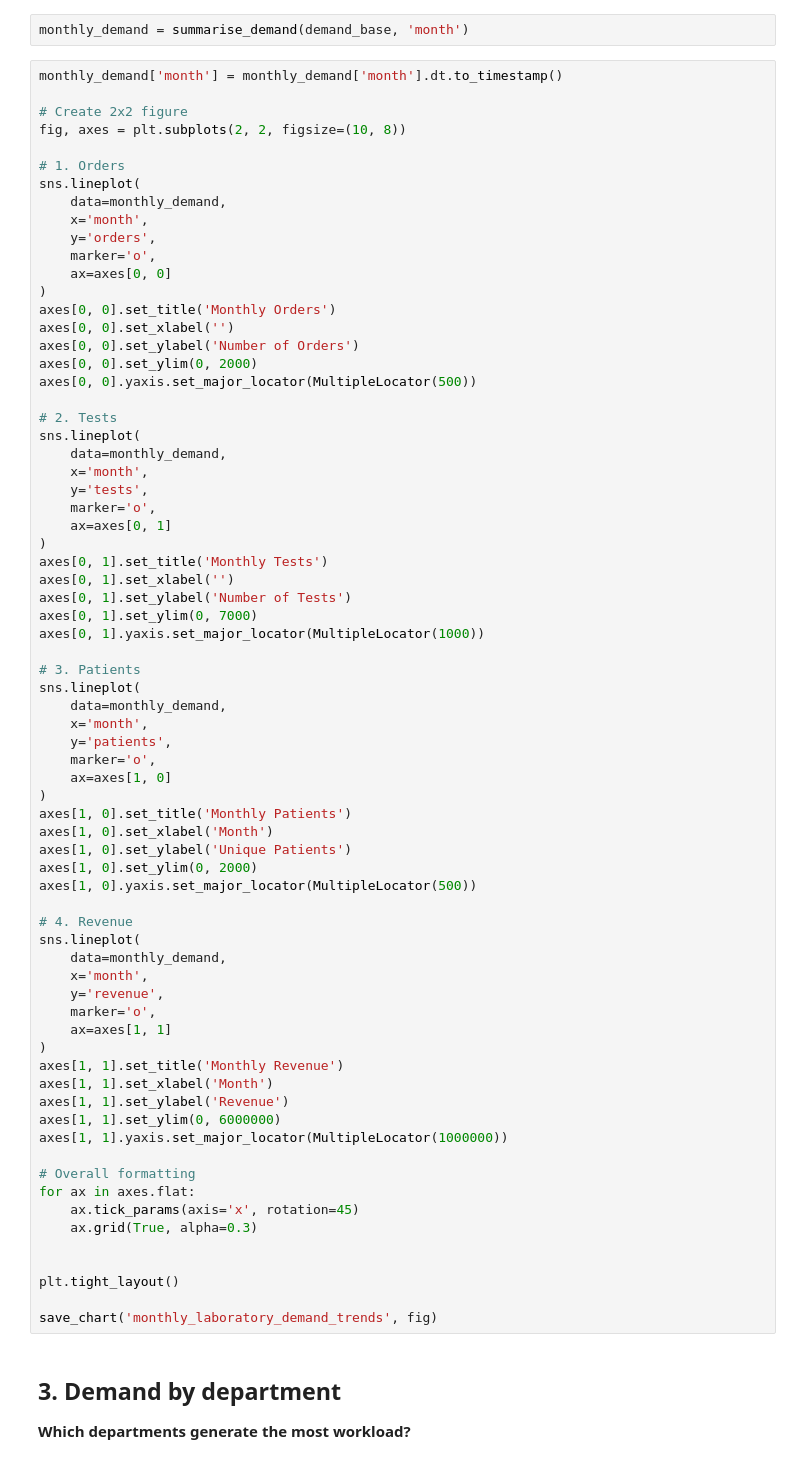
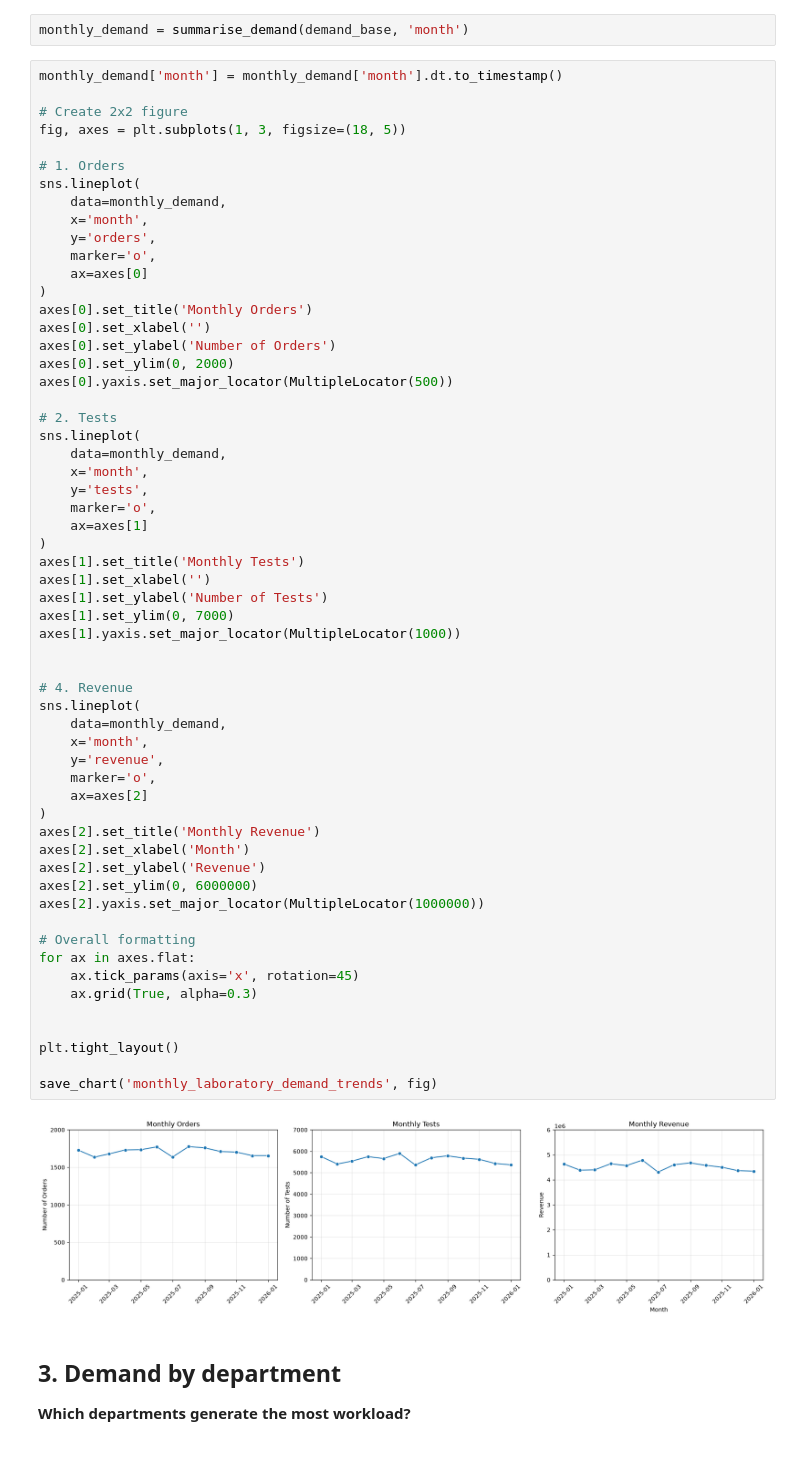
Before and after one commit to y-imran/Laboratory-Data-Analysis, a Jupyter notebook: src/laboratory_data_analysis/notebook/laboratory_demand_analysis.ipynb, the cells around one changed output. Cells and saved outputs as stored; diff of their text form.

```diff
--- a/src/laboratory_data_analysis/notebook/laboratory_demand_analysis.ipynb
+++ b/src/laboratory_data_analysis/notebook/laboratory_demand_analysis.ipynb
@@ -187,7 +193,7 @@ monthly_demand = summarise_demand(demand_base, 'month')
 monthly_demand['month'] = monthly_demand['month'].dt.to_timestamp()
 
 # Create 2x2 figure
-fig, axes = plt.subplots(2, 2, figsize=(10, 8))
+fig, axes = plt.subplots(1, 3, figsize=(18, 5))
 
 # 1. Orders
 sns.lineplot(
@@ -195,65 +201,54 @@ sns.lineplot(
     x='month',
     y='orders',
     marker='o',
-    ax=axes[0, 0]
+    ax=axes[0]
 )
-axes[0, 0].set_title('Monthly Orders')
-axes[0, 0].set_xlabel('')
-axes[0, 0].set_ylabel('Number of Orders')
-axes[0, 0].set_ylim(0, 2000)
-axes[0, 0].yaxis.set_major_locator(MultipleLocator(500))
+axes[0].set_title('Monthly Orders')
+axes[0].set_xlabel('')
+axes[0].set_ylabel('Number of Orders')
+axes[0].set_ylim(0, 2000)
+axes[0].yaxis.set_major_locator(MultipleLocator(500))
 
 # 2. Tests
 sns.lineplot(
     data=monthly_demand,
     x='month',
     y='tests',
     marker='o',
-    ax=axes[0, 1]
+    ax=axes[1]
 )
-axes[0, 1].set_title('Monthly Tests')
-axes[0, 1].set_xlabel('')
-axes[0, 1].set_ylabel('Number of Tests')
-axes[0, 1].set_ylim(0, 7000)
-axes[0, 1].yaxis.set_major_locator(MultipleLocator(1000))
+axes[1].set_title('Monthly Tests')
+axes[1].set_xlabel('')
+axes[1].set_ylabel('Number of Tests')
+axes[1].set_ylim(0, 7000)
+axes[1].yaxis.set_major_locator(MultipleLocator(1000))
 
-# 3. Patients
-sns.lineplot(
-    data=monthly_demand,
-    x='month',
-    y='patients',
-    marker='o',
-    ax=axes[1, 0]
-)
-axes[1, 0].set_title('Monthly Patients')
-axes[1, 0].set_xlabel('Month')
-axes[1, 0].set_ylabel('Unique Patients')
-axes[1, 0].set_ylim(0, 2000)
-axes[1, 0].yaxis.set_major_locator(MultipleLocator(500))
 
 # 4. Revenue
 sns.lineplot(
     data=monthly_demand,
     x='month',
     y='revenue',
     marker='o',
-    ax=axes[1, 1]
+    ax=axes[2]
 )
-axes[1, 1].set_title('Monthly Revenue')
-axes[1, 1].set_xlabel('Month')
-axes[1, 1].set_ylabel('Revenue')
-axes[1, 1].set_ylim(0, 6000000)
-axes[1, 1].yaxis.set_major_locator(MultipleLocator(1000000))
+axes[2].set_title('Monthly Revenue')
+axes[2].set_xlabel('Month')
+axes[2].set_ylabel('Revenue')
+axes[2].set_ylim(0, 6000000)
+axes[2].yaxis.set_major_locator(MultipleLocator(1000000))
 
 # Overall formatting
 for ax in axes.flat:
     ax.tick_params(axis='x', rotation=45)
     ax.grid(True, alpha=0.3)
 
 
 plt.tight_layout()
 
 save_chart('monthly_laboratory_demand_trends', fig)
+# %% [output]
+[figure, added]
 # %% [markdown]
 ## 3. Demand by department
 
```
Also changed, not shown: parts of 13 cells of this notebook, 3 other files.
